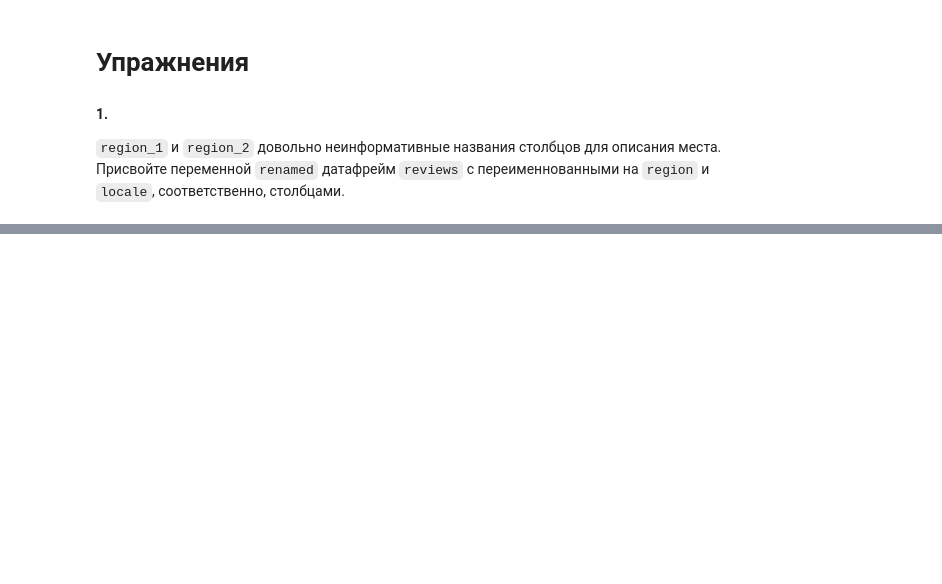
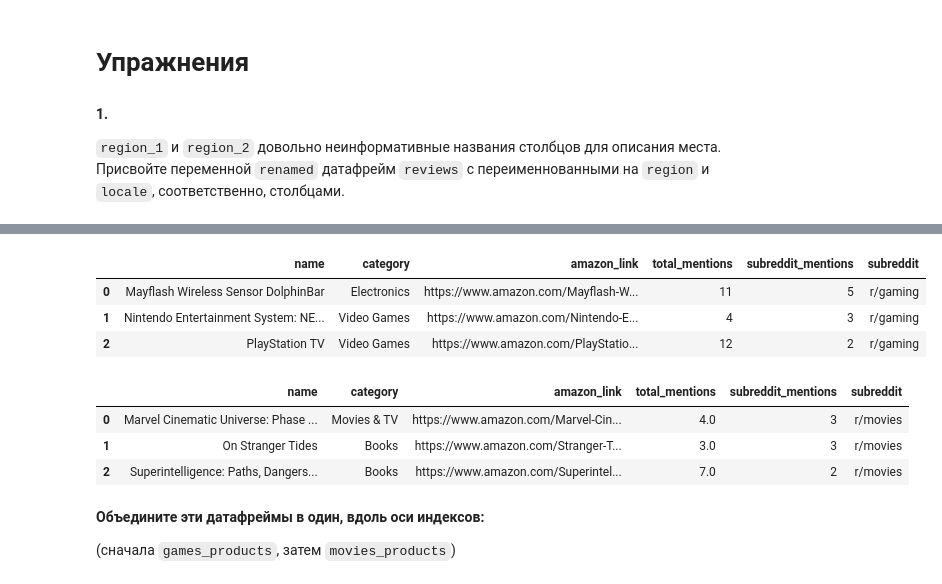
Before and after one commit to sergeymasl/pandas_cource, a Jupyter notebook: Exercise_Renaming_and_Combining.ipynb, the cells around one changed output, grey strips where cells are left out. Drawn from its saved outputs; the diff is of its cells as text; code cells hidden in the pictures; blank space fills up the shorter version.

```diff
--- a/Exercise_Renaming_and_Combining.ipynb
+++ b/Exercise_Renaming_and_Combining.ipynb
@@ -43,0 +52,27 @@ q1.check(renamed)
+# %%
+# загрузка файла games
+games_products = pd.read_csv('https://drive.google.com/uc?export=download&id=1Dcm3D9ZllWpgtPpkb_hh-C-pLvE9W7uV')
+# идентификатор subreddit
+games_products['subreddit'] = 'r/gaming'
+# загрузка файла movies
+movies_products = pd.read_csv('https://drive.google.com/uc?export=download&id=1otcaCQ_6cmVHB0HBupsqHdyCqEfkm7Gi')
+# идентификатор subreddit
+movies_products['subreddit'] = 'r/movies'
+# %%
+games_products.head(3)
+# %% [output]
+|  | name | category | amazon_link | total_mentions | subreddit_mentions | subreddit |
+| 0 | Mayflash Wireless Sensor DolphinBar | Electronics | https://www.amazon.com/Mayflash-W... | 11 | 5 | r/gaming |
+| 1 | Nintendo Entertainment System: NE... | Video Games | https://www.amazon.com/Nintendo-E... | 4 | 3 | r/gaming |
+| 2 | PlayStation TV | Video Games | https://www.amazon.com/PlayStatio... | 12 | 2 | r/gaming |
+# %%
+movies_products.head(3)
+# %% [output]
+|  | name | category | amazon_link | total_mentions | subreddit_mentions | subreddit |
+| 0 | Marvel Cinematic Universe: Phase ... | Movies & TV | https://www.amazon.com/Marvel-Cin... | 4.0 | 3 | r/movies |
+| 1 | On Stranger Tides | Books | https://www.amazon.com/Stranger-T... | 3.0 | 3 | r/movies |
+| 2 | Superintelligence: Paths, Dangers... | Books | https://www.amazon.com/Superintel... | 7.0 | 2 | r/movies |
+# %% [markdown]
+**Объедините эти датафреймы в один, вдоль оси индексов:**
+
+(сначала `games_products`, затем `movies_products`)
```
Also changed, not shown: parts of 8 cells of this notebook.
